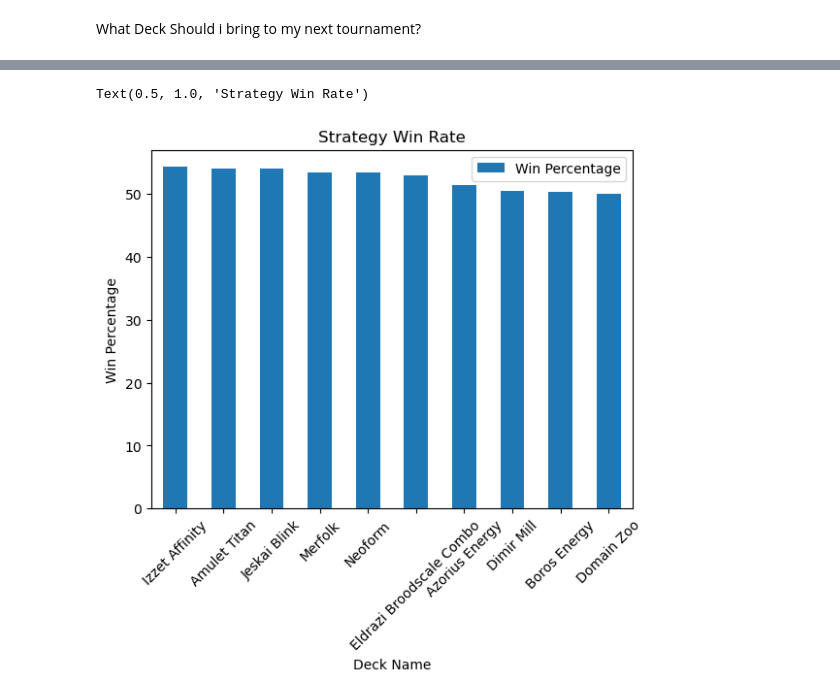
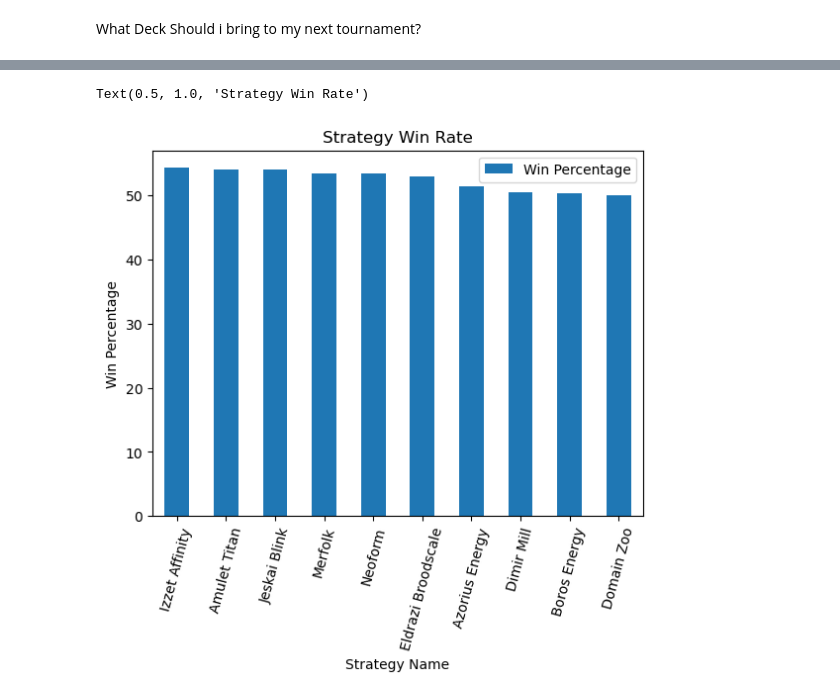
Before and after one commit to bicoscryin/MTG-Tournament-Data, a Jupyter notebook: tournament_aggregator.ipynb, the cells around one changed output, grey strips where cells are left out. Cells and saved outputs as stored; diff of their text form; code cells hidden in the pictures.

Commit message:
changed graphs in tournament aggregator and updated scraper

```diff
--- a/tournament_aggregator.ipynb
+++ b/tournament_aggregator.ipynb
@@ -170,7 +160,5 @@ for cards in archetype_filter_list:
     for tournament in location:
         complete_decklists[complete_decklists["Location"] == tournament], complete_participants[complete_participants["Location"] == tournament] = decklist_filter(complete_decklists[complete_decklists["Location"] == tournament], complete_participants[complete_participants['Location'] == tournament], cards)
 
-# set variables for only rcq baltimore
-just_baltimore_participants = complete_participants[complete_participants['Location'] == 'rcq_baltimore_10_26_2025'].copy()
-just_baltimore_decks = complete_decklists[complete_decklists['Location'] == 'rcq_baltimore_10_26_2025'].copy()
-just_baltimore_rounds = complete_rounds[complete_rounds['Location'] == 'rcq_baltimore_10_26_2025'].copy()
+# Get all deck names
+deck_names = complete_participants.groupby("Deck Name").sum().index
@@ -191,15 +178,15 @@ baltimore_win_percentages_overall["Win Percentage"] = ((baltimore_win_percentage
 # %%
-def convert_stringlist_to_numeric(numbers: str):
-    numbers =  numbers.replace("[", "").replace("]","").split(",")
-    loop_list = [int(ele) for ele in numbers]
-    return loop_list
-#Works for all tournaments
+# Create a df that has what decks won what rounds and what decks lost what rounds
+# Also creates a df that has total wins, loses, and overall win percentage of the deck
+
+# Setting variables for dataframes and cleaning the data a bit
 win_percentages_overall = pd.DataFrame(columns=["Deck Name", "Wins", "Loses", "Draws", "Number of Player", "Total Games", "Win Percentage"])
 complete_match_record_by_deck = complete_participants[['Deck Name','Match Record', 'Match Total']].copy()
-complete_match_record_by_deck["Match Record"] = complete_match_record_by_deck["Match Record"].apply(convert_stringlist_to_numeric)
+
+# Creates a very large data frame to account for any number of possible rounds in a tournament
 complete_wins_per_deck = pd.DataFrame(columns=range(10000))
-# Get all deck names
-deck_names = complete_match_record_by_deck.groupby("Deck Name").sum().index
+complete_winrate_per_deck = pd.DataFrame(columns=range(10000))
+
 for ele in deck_names: #Fills out the win_percentages_overall using complete_match_record_by_deck
     win_percentages_overall.loc[len(win_percentages_overall)] = ele
     win_percentages_overall.loc[win_percentages_overall['Deck Name'] == ele, "Wins"] = complete_match_record_by_deck[complete_match_record_by_deck['Deck Name'] == ele]["Match Record"].str[0].astype(int).sum()
@@ -207,10 +194,19 @@ for ele in deck_names: #Fills out the win_percentages_overall using complete_mat
     win_percentages_overall.loc[win_percentages_overall['Deck Name'] == ele, "Loses"] = complete_match_record_by_deck[complete_match_record_by_deck['Deck Name'] == ele]["Match Record"].str[1].astype(int).sum()
     win_percentages_overall.loc[win_percentages_overall['Deck Name'] == ele, "Draws"] = complete_match_record_by_deck[complete_match_record_by_deck['Deck Name'] == ele]["Match Record"].str[2].astype(int).sum()
     win_percentages_overall.loc[win_percentages_overall['Deck Name'] == ele, 'Number of Player'] = complete_match_record_by_deck.groupby("Deck Name").size()[ele]
+
+    # Grabs number of wins and winrates for all participants that used a deck and puts it into a series in the dataframe
     complete_wins_per_deck.loc[ele] = pd.Series(complete_match_record_by_deck[complete_match_record_by_deck['Deck Name'] == ele]["Match Record"].str[0].values, name = ele)
+    complete_winrate_per_deck.loc[ele] = pd.Series(((complete_match_record_by_deck[complete_match_record_by_deck['Deck Name'] == ele]["Match Record"].str[0] + complete_match_record_by_deck[complete_match_record_by_deck['Deck Name'] == ele]["Match Record"].str[2] * 0.5)/complete_participants[complete_participants['Deck Name'] == ele]['Match Total']).values, name = ele)
+
+# Adds a win percentage column using the other columns
 win_percentages_overall["Win Percentage"] = ((win_percentages_overall['Wins'] + 0.5 * win_percentages_overall['Draws']) / win_percentages_overall['Total Games'])*100
+
+# Drop all extra columns (since we made so many when creating the df)
 complete_wins_per_deck.dropna(axis=1,inplace=True, how="all")
-complete_wins_per_deck = complete_wins_per_deck.T
+complete_wins_per_deck = complete_wins_per_deck.T # Transpose for use later
+complete_winrate_per_deck.dropna(axis=1,inplace=True, how="all")
+complete_winrate_per_deck = complete_winrate_per_deck.T # Transpose for use later
 # %%
 # for ele in location:    #Diplays the top 20 most popular decks at each tournament
 #     complete_participants[complete_participants["Location"] == ele].groupby("Deck Name").size().sort_values(ascending=False).head(10).plot.bar()
@@ -226,12 +225,13 @@ plt.show()
 # %%
 # Bar plot for win percentage
-# baltimore_win_percentages_overall[baltimore_win_percentages_overall["Total Games"] > 6].sort_values(by="Win Percentage", ascending=False).plot.bar(x="Deck Name", y="Win Percentage").set_ylabel("Win Percentage")
-#For everything
+# Creates a variable to hold the 10 highest winrate decks
 highest_winrate_decks = win_percentages_overall[(win_percentages_overall["Total Games"] > 60)].sort_values(by="Win Percentage", ascending=False)['Deck Name'].head(10).values
-win_percentages_overall[(win_percentages_overall["Total Games"] > 60)].sort_values(by="Win Percentage", ascending=False).head(10).plot.bar(x="Deck Name", y="Win Percentage",rot=45).set_ylabel("Win Percentage")
+# Filtered out low total games to reduce outliers
+win_percentages_overall[(win_percentages_overall["Total Games"] > 60)].sort_values(by="Win Percentage", ascending=False).head(10).plot.bar(x="Deck Name", y="Win Percentage",rot=75).set_ylabel("Win Percentage")
+plt.xlabel("Strategy Name")
 plt.title('Strategy Win Rate')
 # this is the top 10 win percentages of decks. Note where the most popular decks are.
 # %% [output]
 Text(0.5, 1.0, 'Strategy Win Rate')
-[figure, old version]
+[figure, new version]
 # %%
```
Also changed, not shown: parts of 16 cells of this notebook, 2 other files.
